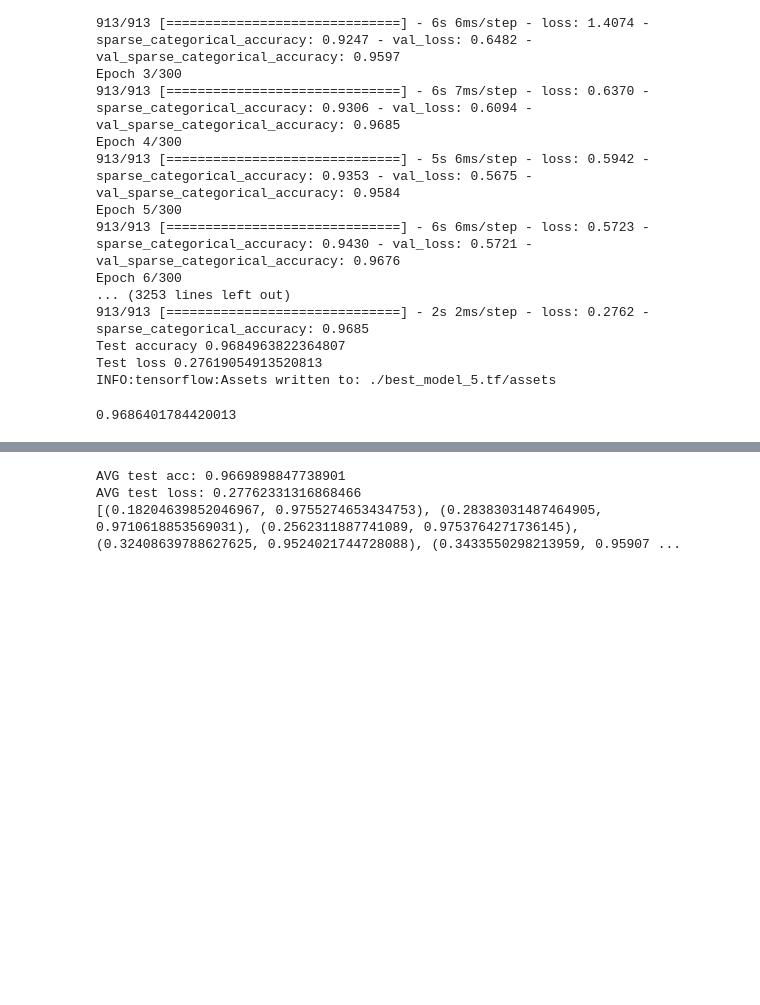
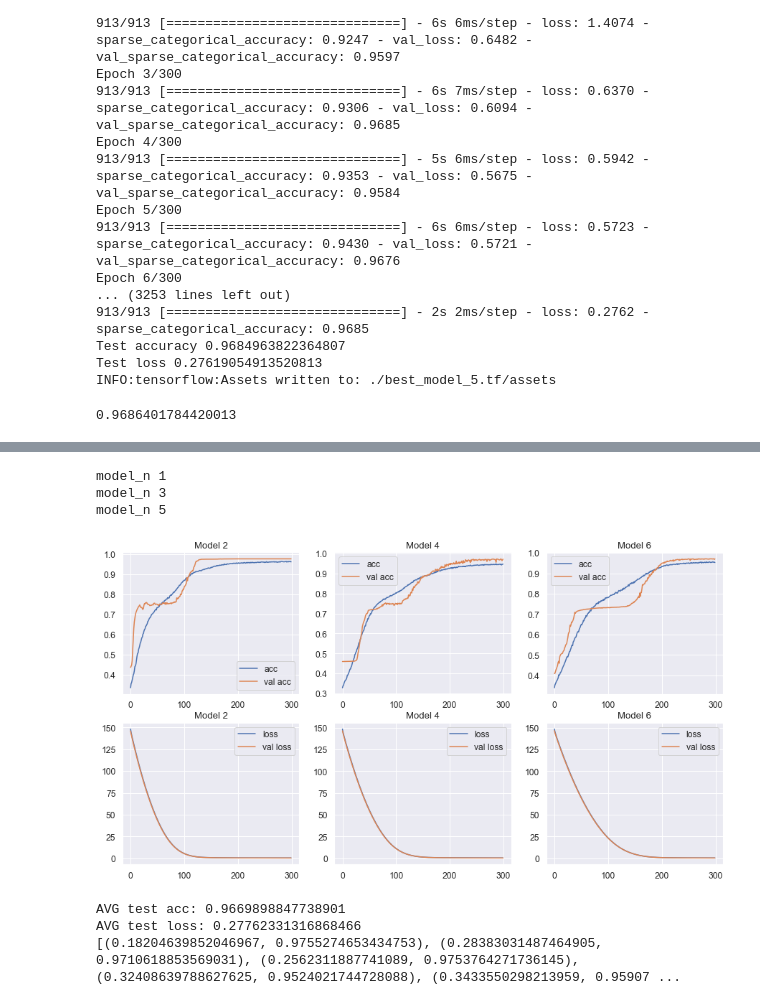
Before and after one commit to d0rnkernsky/COMP4906, a Jupyter notebook: model.ipynb, the cells around one changed output, grey strips where cells are left out. Cells and saved outputs as stored; diff of their text form; code cells hidden in the pictures; blank space fills up the shorter version.

```diff
--- a/model.ipynb
+++ b/model.ipynb
@@ -176,3 +176,27 @@ fib.savefig('./training_acc.png', bbox_inches='tight', pad_inches=0)
+# %%
+fib, axs = plt.subplots(2, 3, figsize=(15,8))
+
+for j, model_n in zip(range(3), [1, 3, 5]):
+    axs[0,j].plot(models_train_hist[model_n]['sparse_categorical_accuracy'])
+    axs[0,j].plot(models_train_hist[model_n]['val_sparse_categorical_accuracy'])
+    axs[0,j].set_title(f'Model {model_n + 1}')
+    axs[0,j].legend(['acc', 'val acc',], loc='best')
+    cnt += 1
+
+for j, model_n in zip(range(3), [1, 3, 5]):
+    print(f'model_n {model_n}')
+    axs[1,j].plot(models_train_hist[model_n]['loss'])
+    axs[1,j].plot(models_train_hist[model_n]['val_loss'])
+    axs[1,j].set_title(f'Model {model_n + 1}')
+    axs[1,j].legend(['loss', 'val loss',], loc='best')
+    cnt += 1
+
+plt.show()
+# %% [output]
+model_n 1
+model_n 3
+model_n 5
+[figure, added]
 # %%
 folds_stats_t = folds_stats
 
```
Also changed, not shown: parts of 14 cells of this notebook.
